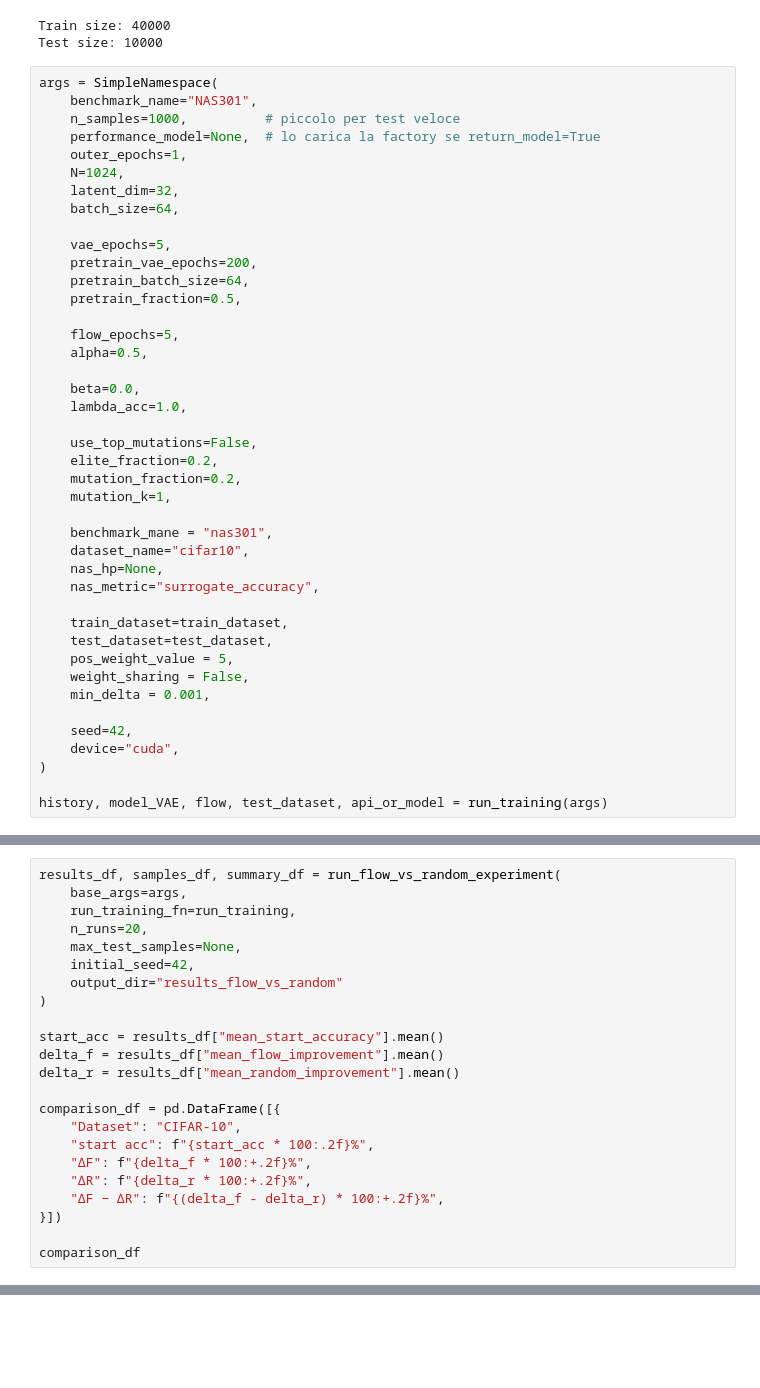
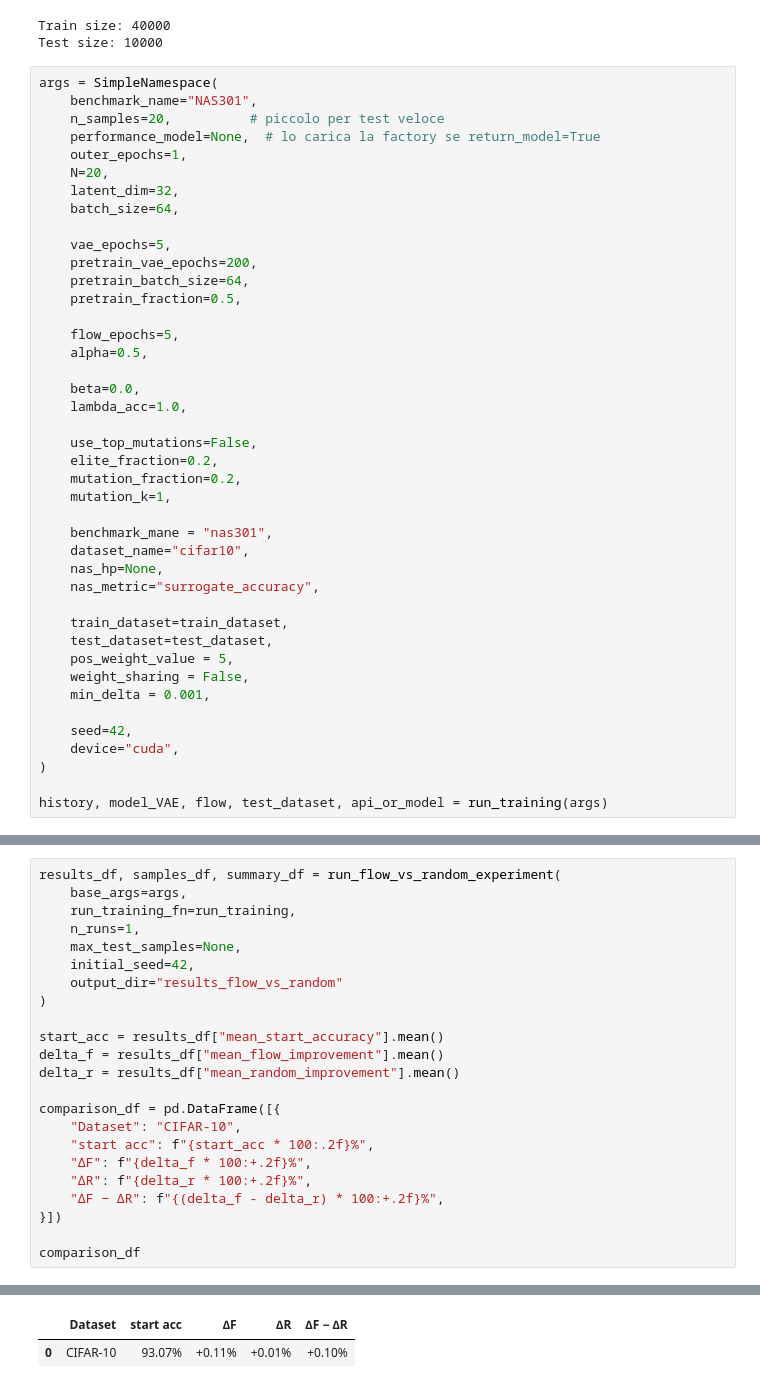
Before and after one commit to mvrmoris/Deep-Learning-Project, a Jupyter notebook: notebooks/experiments.ipynb, the cells around one changed output, grey strips where cells are left out. Saved outputs shown, nothing was run; the diff lists cells and outputs as text; blank space fills up the shorter version.

```diff
--- a/notebooks/experiments.ipynb
+++ b/notebooks/experiments.ipynb
@@ -295,10 +312,10 @@ Test size: 10000
 # %%
 args = SimpleNamespace(
     benchmark_name="NAS301",
-    n_samples=1000,          # piccolo per test veloce
+    n_samples=20,          # piccolo per test veloce
     performance_model=None,  # lo carica la factory se return_model=True
     outer_epochs=1,
-    N=1024,
+    N=20,
     latent_dim=32,
     batch_size=64,
 
@@ -342,7 +373,7 @@ KeyboardInterrupt:
 results_df, samples_df, summary_df = run_flow_vs_random_experiment(
     base_args=args,
     run_training_fn=run_training,
-    n_runs=20,
+    n_runs=1,
     max_test_samples=None,
     initial_seed=42,
     output_dir="results_flow_vs_random"
@@ -361,3 +392,4 @@ comparison_df = pd.DataFrame([{
 }])
 
 comparison_df
+# %% [output]
@@ -363,0 +413,2 @@ comparison_df
+|  | Dataset | start acc | ∆F | ∆R | ∆F − ∆R |
+| 0 | CIFAR-10 | 93.07% | +0.11% | +0.01% | +0.10% |
```
Also changed, not shown: parts of 9 cells of this notebook, 23 other files.
